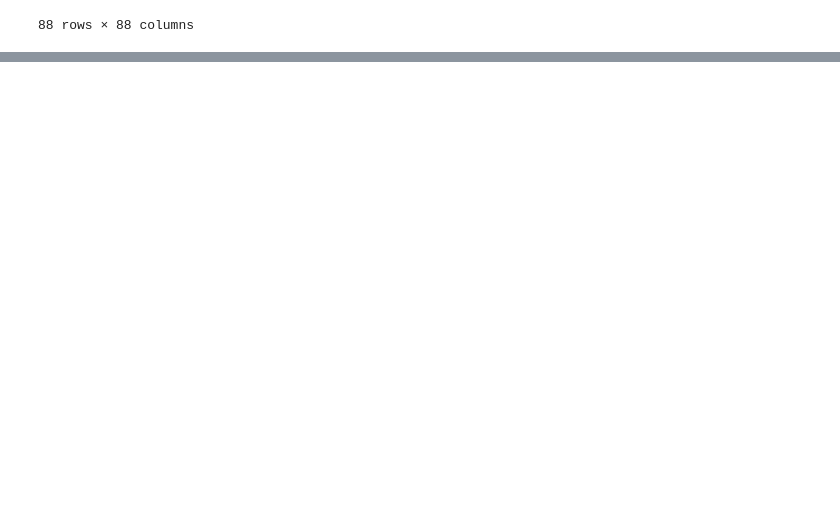
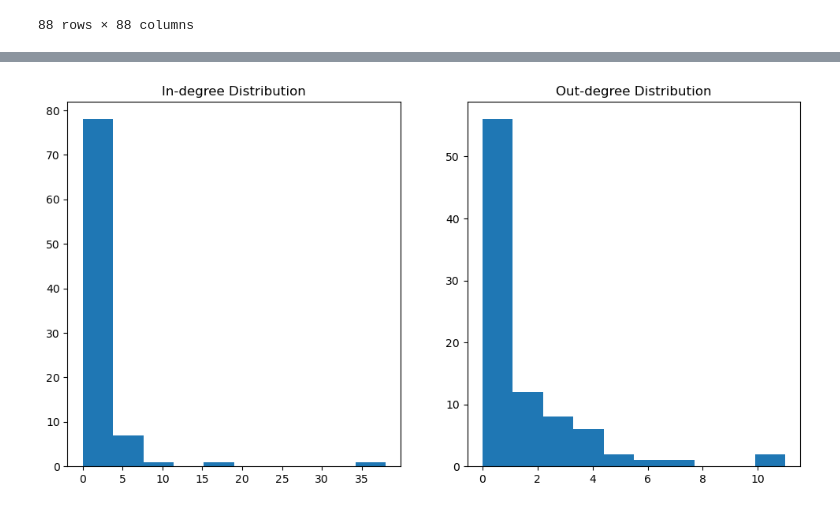
Before and after one commit to kehunter/stat236-subreddit-clustering, a Jupyter notebook: network_exploration.ipynb, the cells around one changed output, grey strips where cells are left out. Cells and saved outputs as stored; diff of their text form; code cells hidden in the pictures; blank space fills up the shorter version.

Commit message:
added stats and visualizations of graph

```diff
--- a/network_exploration.ipynb
+++ b/network_exploration.ipynb
@@ -160,0 +283,16 @@ Community 3: ['daverubin', 'thedavidpakmanshow', 'georgism']
+# %%
+in_degrees = dict(G.in_degree())
+out_degrees = dict(G.out_degree())
+
+# Plot In-degree and Out-degree distributions
+plt.figure(figsize=(12, 6))
+plt.subplot(1, 2, 1)
+plt.hist(in_degrees.values())
+plt.title("In-degree Distribution")
+
+plt.subplot(1, 2, 2)
+plt.hist(out_degrees.values())
+plt.title("Out-degree Distribution")
+plt.show()
+# %% [output]
+[figure, added]
```
Also changed, not shown: parts of 9 cells of this notebook.
